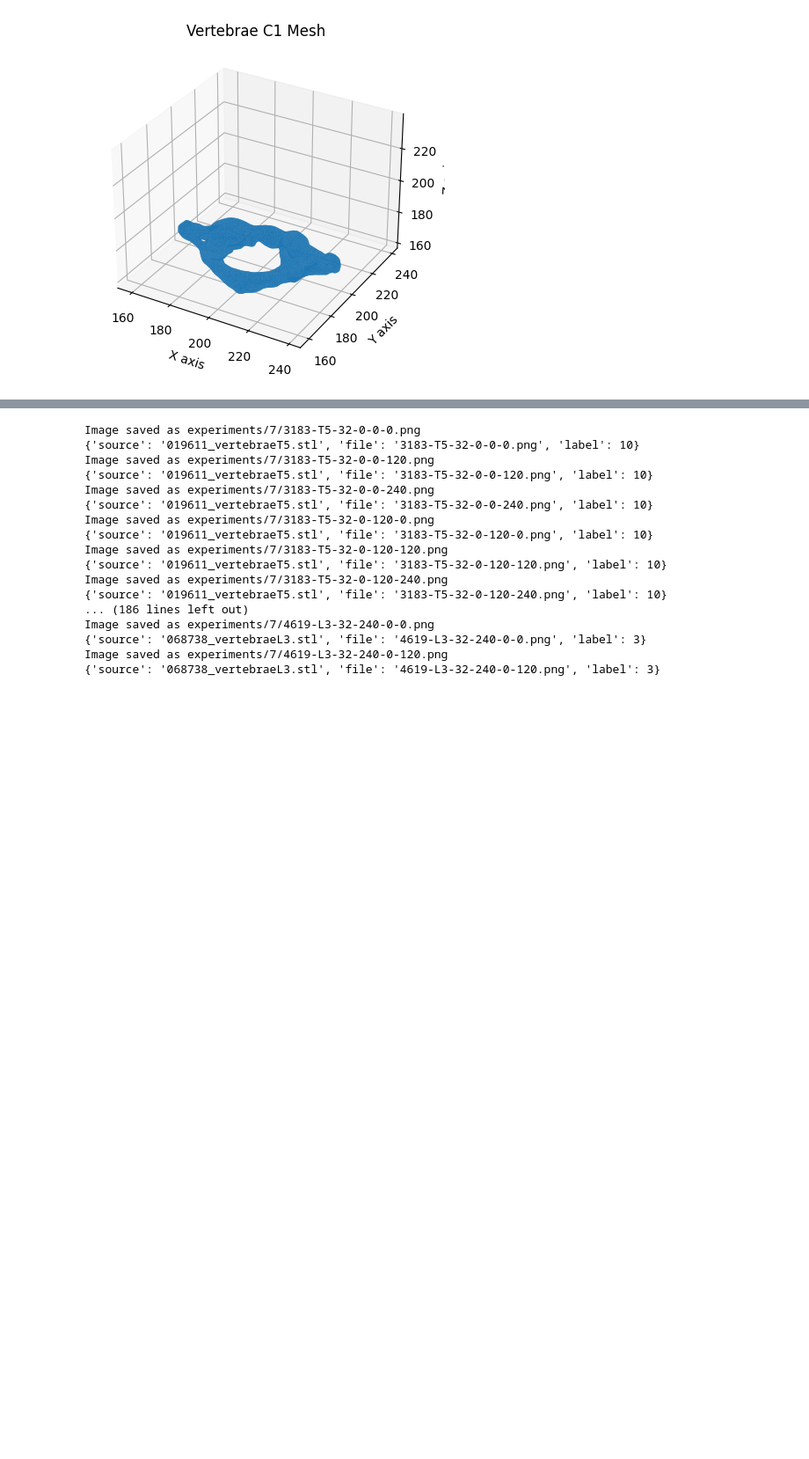
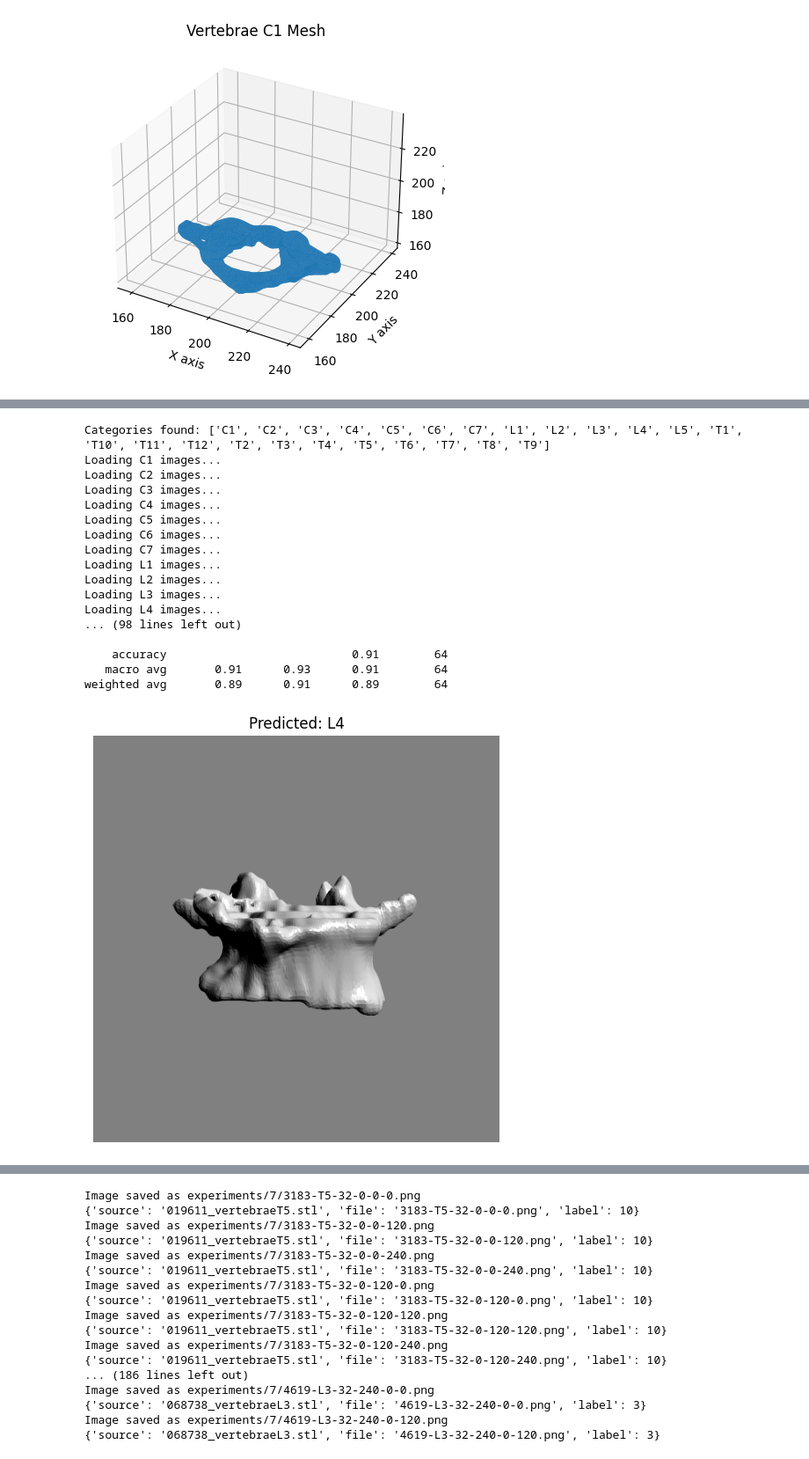
Before and after one commit to auto-d/shaperx, a Jupyter notebook: experimentation.ipynb, the cells around one changed output, grey strips where cells are left out. Shown at 88% size. Saved outputs shown, nothing was run; the diff lists cells and outputs as text; code cells hidden in the pictures; blank space fills up the shorter version.

Commit message:
update svm code and test

```diff
--- a/experimentation.ipynb
+++ b/experimentation.ipynb
@@ -283,0 +339,79 @@ NameError: name 'train_df' is not defined
+# %%
+import os
+import numpy as np
+import matplotlib.pyplot as plt
+from svm import load_dataset, train_validate_model, predict_on_new_images
+
+
+data_dir = r'C:\Users\santo\Documents\AIPI540\Assignment1\sganes21_classifier\shaperx\data'
+# Reading file folders
+categories = sorted([d for d in os.listdir(data_dir)
+                    if os.path.isdir(os.path.join(data_dir, d))])
+print("Categories found:", categories)
+
+
+
+X, y, filenames = load_dataset(data_dir, categories)
+print(f"Dataset loaded with {len(X)} samples")
+print(f"Feature vector length: {X[0].shape[0]}")
+print(f"Number of classes: {len(categories)}")
+
+
+
+# Find classes with too small samples
+unique_classes, class_counts = np.unique(y, return_counts=True)
+for cls, count in zip(unique_classes, class_counts):
+    print(f"Class {categories[cls]}: {count} samples")
+invalid_classes = [categories[cls] for cls, count in zip(unique_classes, class_counts) if count < 2]
+if invalid_classes:
+    print(f"\nERROR: Classes with insufficient samples: {invalid_classes}")
+
+
+#plt.figure(figsize=(12, 6))
+#for i in range(5):
+#    plt.subplot(1, 5, i+1)
+#    sample_img = X[i].reshape(-1, int(np.sqrt(X[i].shape[0])))
+#    plt.imshow(sample_img, cmap='gray')
+#    plt.title(f"Label: {categories[y[i]]}")
+#    plt.axis('off')
+#plt.show()
+
+model, scaler = train_validate_model(
+    data_dir=data_dir,
+    categories=categories,
+    test_size=0.1,
+    random_state=0,
+)
+
+
+new_images = [
+    r'C:\Users\santo\Documents\AIPI540\Assignment1\sganes21_classifier\shaperx\Test\test_image.png',
+]
+
+predictions = predict_on_new_images(model, scaler, categories, new_images)
+
+# Print predictions
+print("\nPredictions:")
+for pred in predictions:
+    print(f"Image: {os.path.basename(pred['image'])}")
+    print(f"Predicted class: {pred['prediction']}")
+    print("-" * 40)
+# %% [output]
+Categories found: ['C1', 'C2', 'C3', 'C4', 'C5', 'C6', 'C7', 'L1', 'L2', 'L3', 'L4', 'L5', 'T1', 'T10', 'T11', 'T12', 'T2', 'T3', 'T4', 'T5', 'T6', 'T7', 'T8', 'T9']
+Loading C1 images...
+Loading C2 images...
+Loading C3 images...
+Loading C4 images...
+Loading C5 images...
+Loading C6 images...
+Loading C7 images...
+Loading L1 images...
+Loading L2 images...
+Loading L3 images...
+Loading L4 images...
+... (98 lines left out)
+
+    accuracy                           0.91        64
+   macro avg       0.91      0.93      0.91        64
+weighted avg       0.89      0.91      0.89        64
+[figure, added]
```
Also changed, not shown: parts of 13 cells of this notebook, 2 other files.
